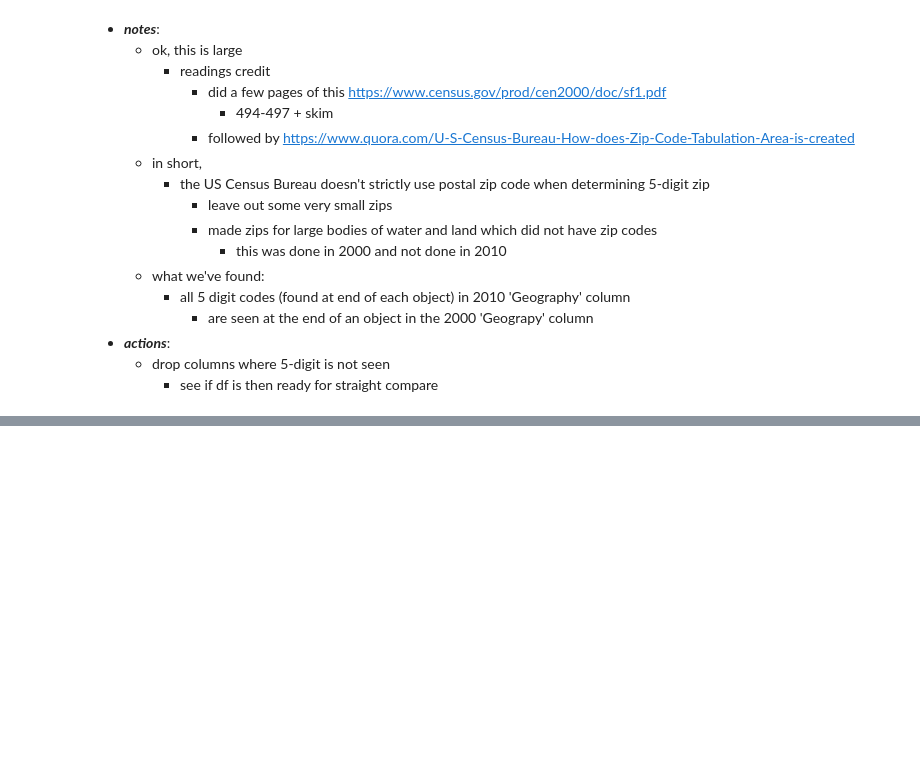
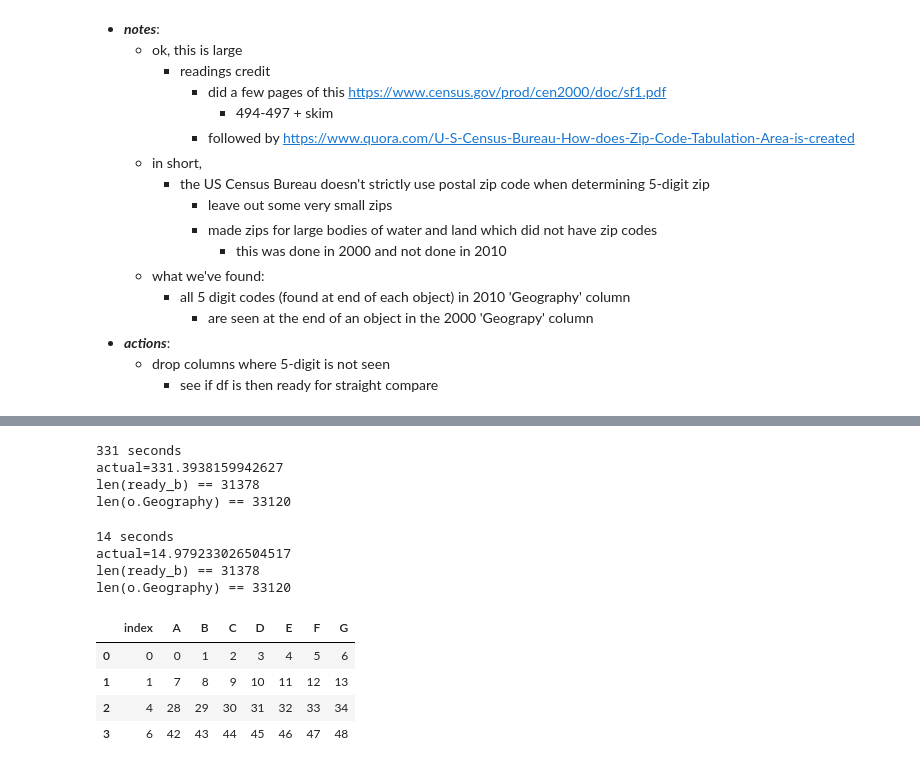
Before and after one commit to gumdropsteve/population_prophet, a Jupyter notebook: exploratory-data-analysis/DEC_10_vs_00_SF1_QTP1.ipynb, the cells around one changed output, grey strips where cells are left out. Drawn from its saved outputs; the diff is of its cells as text; code cells hidden in the pictures; blank space fills up the shorter version.

Commit message:
14s vs 352s on running .Grography corrections, about to trim

```diff
--- a/exploratory-data-analysis/DEC_10_vs_00_SF1_QTP1.ipynb
+++ b/exploratory-data-analysis/DEC_10_vs_00_SF1_QTP1.ipynb
@@ -469,0 +453,75 @@ ready_b = b.copy().Geography.drop([i for i,_ in zip_codes])
+# %%
+now = time.time()
+# ^start time
+
+# identify zip codes from 2010 .Geography (last 5 chars of string)
+# as 2000 is larger (has more codes),
+# we will need to filter those non-coexisting codes from the 2000 dataframe to compare with 2010 df
+# label objects in 2000.Geography with their index
+# index and instance for all 2000 Census 'Geography' rows
+# if the zip code (last 5 digits) is NOT in the collection of 2010 Census zip codes
+# drop row index from the 2000 Census
+ready_b = b.copy().Geography.drop([i for (i,_) in enumerate(b.Geography) if _[-5:] not in [q[-5:] for q in o.Geography]])
+
+# end time
+then = time.time()
+# report
+print(f'{int(then - now)} seconds\nactual={then - now}')
+# 352 seconds (after running spaced out version)
+# actual=352.5151159763336
+print(f'len(ready_b) == {len(ready_b)}\nlen(o.Geography) == {len(o.Geography)}')
+# 331 seconds
+# actual=331.3938159942627
+# len(ready_b) == 31378
+# len(o.Geography) == 33120
+# %% [output]
+331 seconds
+actual=331.3938159942627
+len(ready_b) == 31378
+len(o.Geography) == 33120
+# %%
+now = time.time()
+# ^start time
+
+# identify zip codes from 2010 .Geography (last 5 chars of string)
+zip_2010_codes = [q[-5:] for q in o.Geography]
+
+# as 2000 is larger (has more codes),
+# we will need to filter those non-coexisting codes from the 2000 dataframe to compare with 2010 df
+# label objects in 2000.Geography with their index
+nume_b_geo = enumerate(b.Geography)
+
+# index and instance for all 2000 Census 'Geography' rows
+# if the zip code (last 5 digits) is NOT in the collection of 2010 Census zip codes
+# drop row index from the 2000 Census
+ready_b = b.copy().Geography.drop([i for (i,_) in nume_b_geo if _[-5:] not in zip_2010_codes])
+
+# end time
+then = time.time()
+# report
+print(f'{int(then - now)} seconds\nactual={then - now}')
+# 14 seconds
+# actual=14.426013946533203
+# 14 seconds
+# actual=14.228856086730957
+# 14 seconds (off the rip)
+# actual=14.721100091934204
+print(f'len(ready_b) == {len(ready_b)}\nlen(o.Geography) == {len(o.Geography)}')
+# 14 seconds
+# actual=14.979233026504517
+# len(ready_b) == 31378
+# len(o.Geography) == 33120
+# %% [output]
+14 seconds
+actual=14.979233026504517
+len(ready_b) == 31378
+len(o.Geography) == 33120
+# %%
+_df = pd.DataFrame(np.arange(49).reshape(7,7),columns=['A', 'B', 'C', 'D','E','F','G'])
+_df.drop([i for i in [2,5,3]]).reset_index()
+# %% [output]
+|  | index | A | B | C | D | E | F | G |
+| 0 | 0 | 0 | 1 | 2 | 3 | 4 | 5 | 6 |
+| 1 | 1 | 7 | 8 | 9 | 10 | 11 | 12 | 13 |
+| 2 | 4 | 28 | 29 | 30 | 31 | 32 | 33 | 34 |
+| 3 | 6 | 42 | 43 | 44 | 45 | 46 | 47 | 48 |
```
Also changed, not shown: parts of 7 cells of this notebook.
